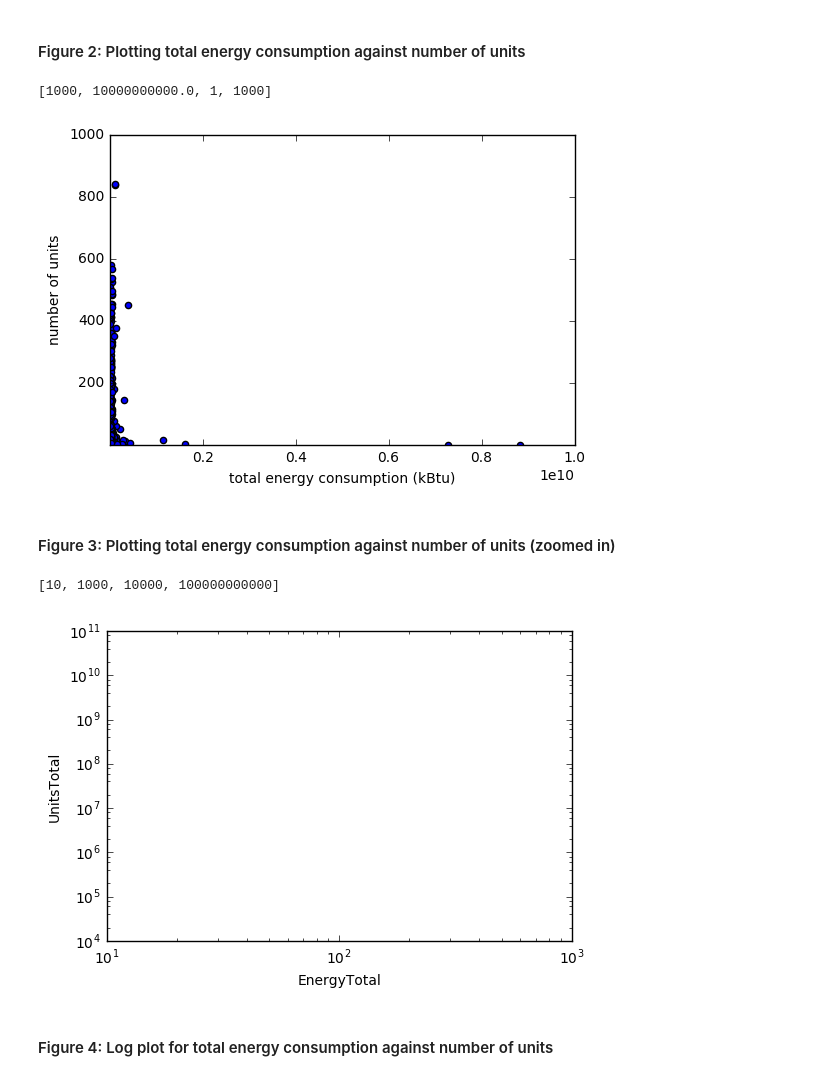
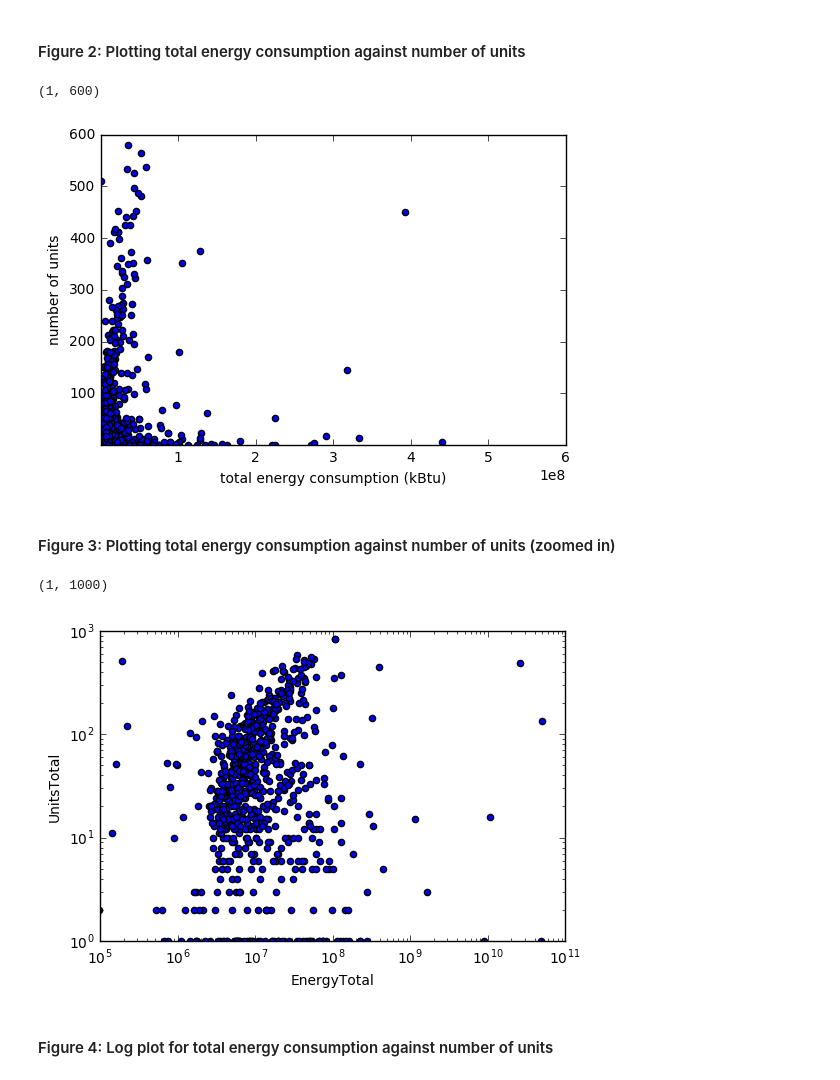
Before and after one commit to sbania-unicef/PUI2016_xz694, a Jupyter notebook: HW6_xz694/HW6_1_xz694.ipynb, the cells around one changed output. Cells and saved outputs as stored; diff of their text form; code cells hidden in the pictures.

```diff
--- a/HW6_xz694/HW6_1_xz694.ipynb
+++ b/HW6_xz694/HW6_1_xz694.ipynb
@@ -344,15 +311,17 @@ ax2 = bblnrgdata.plot(x='EnergyTotal', y='UnitsTotal', kind='scatter')
 ax2.set_xlabel("total energy consumption (kBtu)")
 ax2.set_ylabel("number of units")
 
-#pl.axis([0,1,0,1000]) #why is this not working?
+ax2.set_xlim(1000,6e8)
+ax2.set_ylim(1,600)
 
-pl.axis([1000, 1e10, 1, 1000]) #why ranges' values are like this? And why is this "zoomed-in"?
-
+#pl.axis([0,1,0,1000]) #
+#pl.axis([1000, 1e10, 1, 1000]) #...
 #pl.axis method vs. set lims?
 # %% [output]
-[1000, 10000000000.0, 1, 1000]
+(1, 600)
-[figure, old version]
+[figure, new version]
 # %% [markdown]
 #### Figure 3: Plotting total energy consumption against number of units (zoomed in)
 # %%
-bblnrgdata_cut = bblnrgdata[(bblnrgdata['EnergyTotal'] > 0) & (bblnrgdata['UnitsTotal'] < 1000)]
+bblnrgdata_cut = bblnrgdata[(bblnrgdata['EnergyTotal'] > 0) & (bblnrgdata['UnitsTotal'] < 1000)
+                            & (bblnrgdata['UnitsTotal'] > 0)]
@@ -359,15 +330,19 @@ bblnrgdata_cut = bblnrgdata[(bblnrgdata['EnergyTotal'] > 0) & (bblnrgdata['Units
 # %%
 ax3 = bblnrgdata_cut.plot(x='EnergyTotal', y='UnitsTotal', kind="scatter", loglog=True)
 
+ax3.set_xlim(1e5, 1e11)
+ax3.set_ylim(1, 1000)
+
 #ax3.set_xlim([10, 10**3])
-#ax3.set_ylim([10**4, 10**11])
+#ax3.set_ylim([10**4, 10**11]) #some more expression ways testing..
 
 #pl.axis([10, 10**3, 10**4, 10**11])
 
-#the above not working either? The plot came back all empty, even though it shows the axes desired.
-#I tried for those ranges as I tried to make the graph look like what's shown in the instruction.
+#pl.figure()...
+
+#the initial plot. Why top and bottom lines looking?...
 # %% [output]
-[10, 1000, 10000, 100000000000]
+(1, 1000)
-[figure, old version]
+[figure, new version]
 # %% [markdown]
 #### Figure 4: Log plot for total energy consumption against number of units
```
Also changed, not shown: parts of 16 cells of this notebook.
